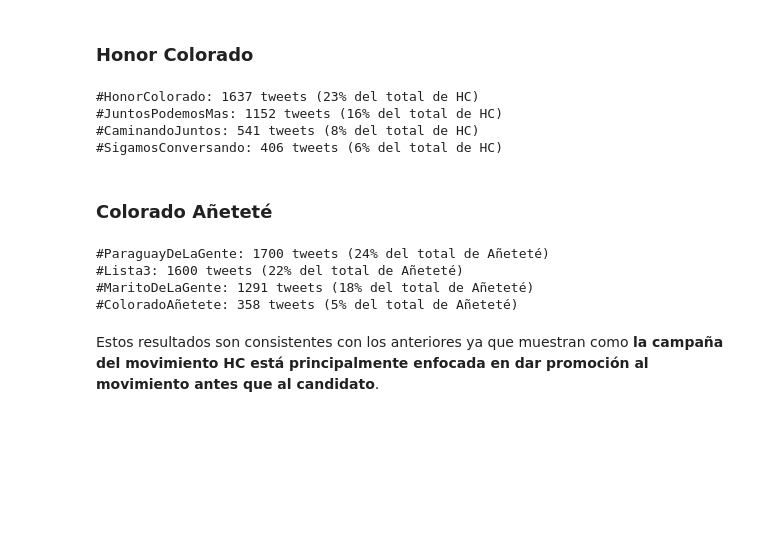
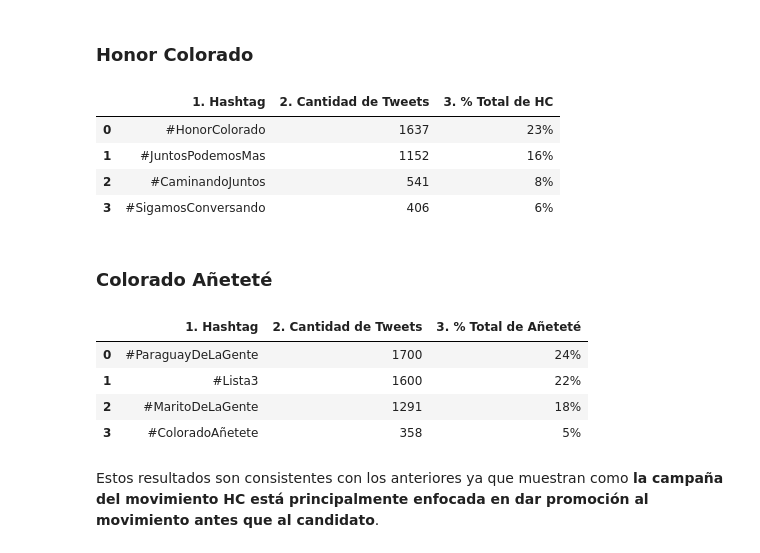
Before and after one commit to ParticipaPY/politic-bots, a Jupyter notebook: bots_politicos_r1.ipynb, the cells around one changed output. Cells and saved outputs as stored; diff of their text form; code cells hidden in the pictures; blank space fills up the shorter version.

```diff
--- a/bots_politicos_r1.ipynb
+++ b/bots_politicos_r1.ipynb
@@ -114,28 +114,38 @@ Este resultado es interesante. Muestra una diferencia de enfoques en las campañ
 ## Hashtags más populares usados por los movimientos
 # %% [markdown]
 ### Honor Colorado
-# %%
-hashtags_hc = get_hashtags_by_movement(db, 'honor colorado')
-for hashtag in hashtags_hc:
-    print('#{0}: {1} tweets ({2}% del total de HC)'.
-          format(hashtag['_id'],hashtag['count'],round((hashtag['count']/tweets_hc.count())*100)))
-# %% [output]
-#HonorColorado: 1637 tweets (23% del total de HC)
-#JuntosPodemosMas: 1152 tweets (16% del total de HC)
-#CaminandoJuntos: 541 tweets (8% del total de HC)
-#SigamosConversando: 406 tweets (6% del total de HC)
+# %%
+hashtags_hc = get_hashtags_by_movement(db, 'honor colorado')
+hashtags_populares_hc = []
+for hashtag in hashtags_hc:
+    por_total = round((hashtag['count']/tweets_hc.count())*100)
+    hashtag_dict = {'1. Hashtag': '#' + hashtag['_id'], '2. Cantidad de Tweets': hashtag['count'],
+                    '3. % Total de HC': str(por_total) + '%'}
+    hashtags_populares_hc.append(hashtag_dict)
+pd.DataFrame(hashtags_populares_hc)
+# %% [output]
+|  | 1. Hashtag | 2. Cantidad de Tweets | 3. % Total de HC |
+| 0 | #HonorColorado | 1637 | 23% |
+| 1 | #JuntosPodemosMas | 1152 | 16% |
+| 2 | #CaminandoJuntos | 541 | 8% |
+| 3 | #SigamosConversando | 406 | 6% |
 # %% [markdown]
 ### Colorado Añeteté
-# %%
-hashtags_ca = get_hashtags_by_movement(db, 'colorado añetete')
-for hashtag in hashtags_ca:
-    print('#{0}: {1} tweets ({2}% del total de Añeteté)'.
-          format(hashtag['_id'],hashtag['count'],round((hashtag['count']/tweets_hc.count())*100)))
-# %% [output]
-#ParaguayDeLaGente: 1700 tweets (24% del total de Añeteté)
-#Lista3: 1600 tweets (22% del total de Añeteté)
-#MaritoDeLaGente: 1291 tweets (18% del total de Añeteté)
-#ColoradoAñetete: 358 tweets (5% del total de Añeteté)
+# %%
+hashtags_ca = get_hashtags_by_movement(db, 'colorado añetete')
+hashtags_populares_ca = []
+for hashtag in hashtags_ca:
+    por_total = round((hashtag['count']/tweets_hc.count())*100)
+    hashtag_dict = {'1. Hashtag': '#' + hashtag['_id'], '2. Cantidad de Tweets': hashtag['count'],
+                    '3. % Total de Añeteté': str(por_total) + '%'}
+    hashtags_populares_ca.append(hashtag_dict)
+pd.DataFrame(hashtags_populares_ca)
+# %% [output]
+|  | 1. Hashtag | 2. Cantidad de Tweets | 3. % Total de Añeteté |
+| 0 | #ParaguayDeLaGente | 1700 | 24% |
+| 1 | #Lista3 | 1600 | 22% |
+| 2 | #MaritoDeLaGente | 1291 | 18% |
+| 3 | #ColoradoAñetete | 358 | 5% |
 # %% [markdown]
 Estos resultados son consistentes con los anteriores ya que muestran como **la campaña del movimiento HC está principalmente enfocada en dar promoción al movimiento antes que al candidato**.
 # %% [markdown]
```
Also changed, not shown: 1 other file.
